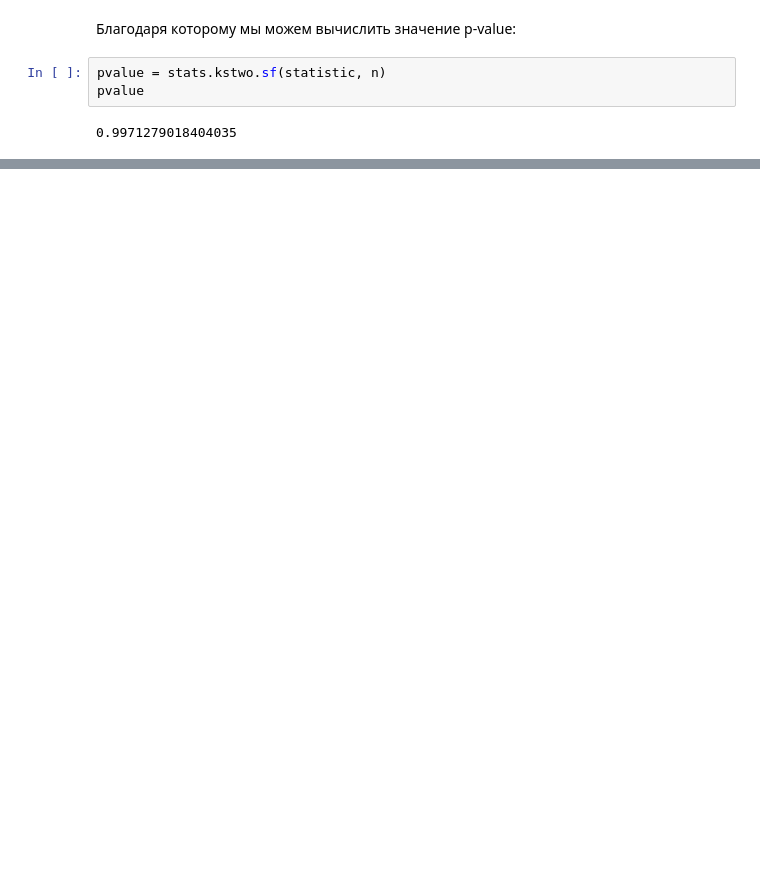
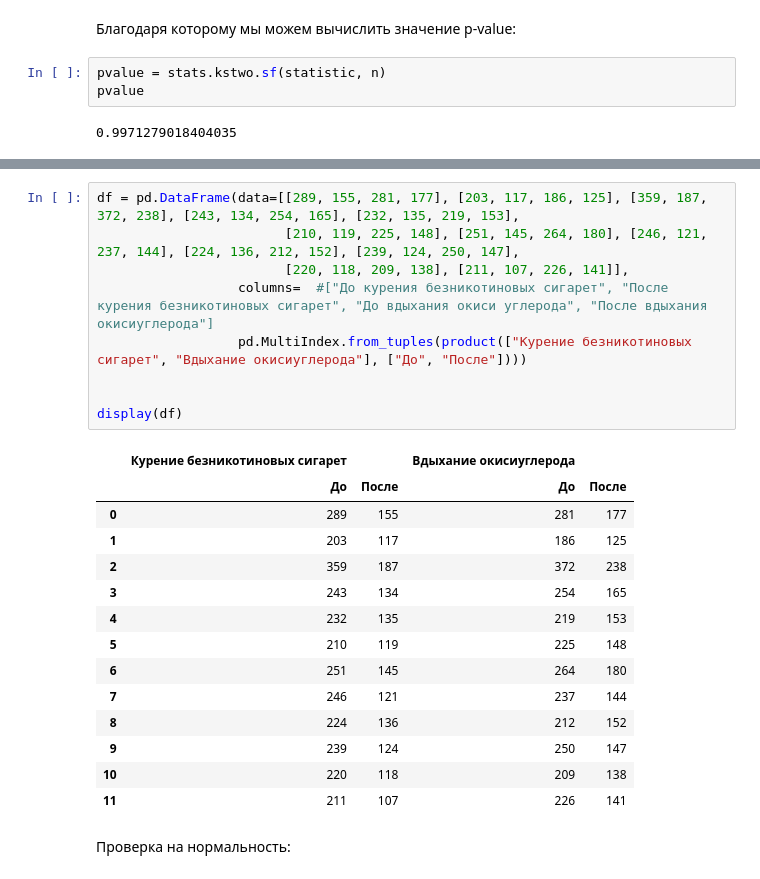
Before and after one commit to Vakhranev/MGIMO, a Jupyter notebook: 28 февраля.ipynb, the cells around one changed output, grey strips where cells are left out. Saved outputs shown, nothing was run; the diff lists cells and outputs as text; blank space fills up the shorter version.

```diff
--- a/28 февраля.ipynb
+++ b/28 февраля.ipynb
@@ -504,0 +771,26 @@ pvalue
+# %%
+df = pd.DataFrame(data=[[289, 155, 281, 177], [203, 117, 186, 125], [359, 187, 372, 238], [243, 134, 254, 165], [232, 135, 219, 153],
+                        [210, 119, 225, 148], [251, 145, 264, 180], [246, 121, 237, 144], [224, 136, 212, 152], [239, 124, 250, 147],
+                        [220, 118, 209, 138], [211, 107, 226, 141]],
+                  columns=  #["До курения безникотиновых сигарет", "После курения безникотиновых сигарет", "До вдыхания окиси углерода", "После вдыхания окисиуглерода"]
+                  pd.MultiIndex.from_tuples(product(["Курение безникотиновых сигарет", "Вдыхание окисиуглерода"], ["До", "После"])))
+
+
+display(df)
+# %% [output]
+|  | Курение безникотиновых сигарет |  | Вдыхание окисиуглерода |  |
+|  | До | После | До | После |
+| 0 | 289 | 155 | 281 | 177 |
+| 1 | 203 | 117 | 186 | 125 |
+| 2 | 359 | 187 | 372 | 238 |
+| 3 | 243 | 134 | 254 | 165 |
+| 4 | 232 | 135 | 219 | 153 |
+| 5 | 210 | 119 | 225 | 148 |
+| 6 | 251 | 145 | 264 | 180 |
+| 7 | 246 | 121 | 237 | 144 |
+| 8 | 224 | 136 | 212 | 152 |
+| 9 | 239 | 124 | 250 | 147 |
+| 10 | 220 | 118 | 209 | 138 |
+| 11 | 211 | 107 | 226 | 141 |
+# %% [markdown]
+Проверка на нормальность:
```
Also changed, not shown: parts of 29 cells of this notebook.
